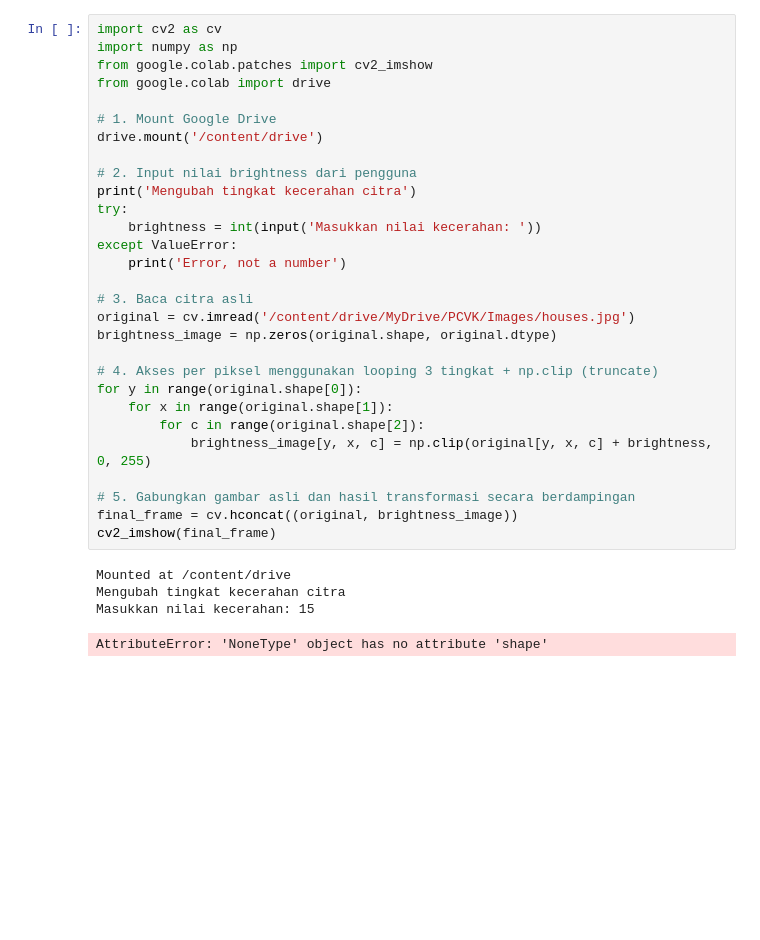
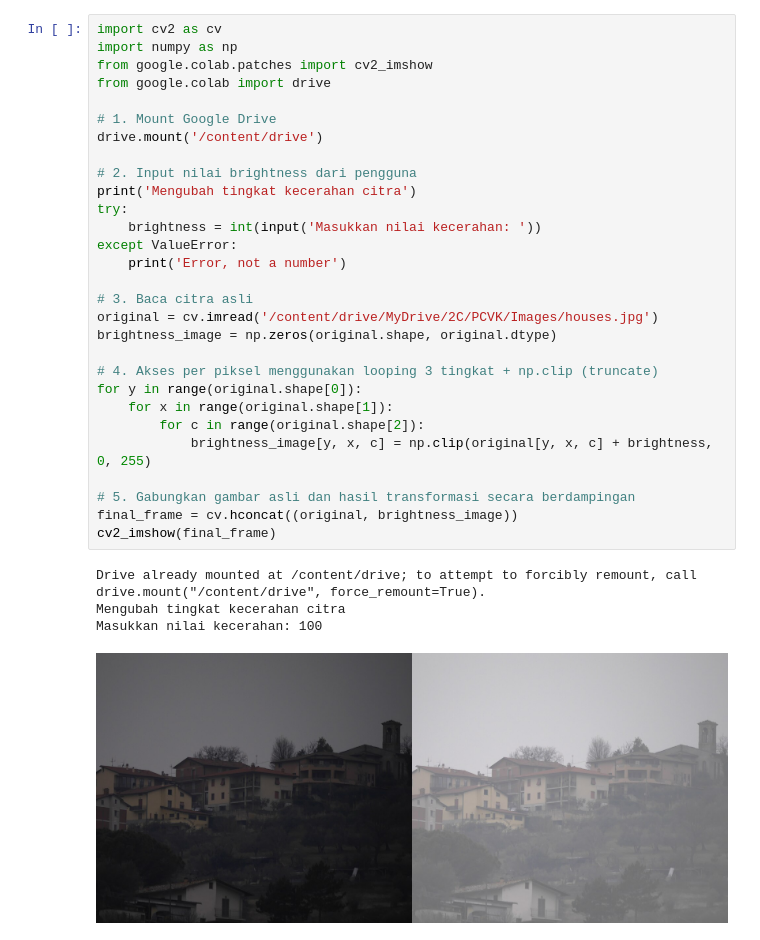
Before and after one commit to silvatria/PCVK_Ganjil_2026, a Jupyter notebook: Week3.ipynb, the cells around one changed output. Drawn from its saved outputs; the diff is of its cells as text; blank space fills up the shorter version.

```diff
--- a/Week3.ipynb
+++ b/Week3.ipynb
@@ -3,34 +3,34 @@
 # %%
 import cv2 as cv
 import numpy as np
 from google.colab.patches import cv2_imshow
 from google.colab import drive
 
 # 1. Mount Google Drive
 drive.mount('/content/drive')
 
 # 2. Input nilai brightness dari pengguna
 print('Mengubah tingkat kecerahan citra')
 try:
     brightness = int(input('Masukkan nilai kecerahan: '))
 except ValueError:
     print('Error, not a number')
 
 # 3. Baca citra asli
-original = cv.imread('/content/drive/MyDrive/PCVK/Images/houses.jpg')
+original = cv.imread('/content/drive/MyDrive/2C/PCVK/Images/houses.jpg')
 brightness_image = np.zeros(original.shape, original.dtype)
 
 # 4. Akses per piksel menggunakan looping 3 tingkat + np.clip (truncate)
 for y in range(original.shape[0]):
     for x in range(original.shape[1]):
         for c in range(original.shape[2]):
             brightness_image[y, x, c] = np.clip(original[y, x, c] + brightness, 0, 255)
 
 # 5. Gabungkan gambar asli dan hasil transformasi secara berdampingan
 final_frame = cv.hconcat((original, brightness_image))
 cv2_imshow(final_frame)
 # %% [output]
-Mounted at /content/drive
+Drive already mounted at /content/drive; to attempt to forcibly remount, call drive.mount("/content/drive", force_remount=True).
 Mengubah tingkat kecerahan citra
-Masukkan nilai kecerahan: 15
+Masukkan nilai kecerahan: 100
-AttributeError: 'NoneType' object has no attribute 'shape'
+[figure, added]
```
